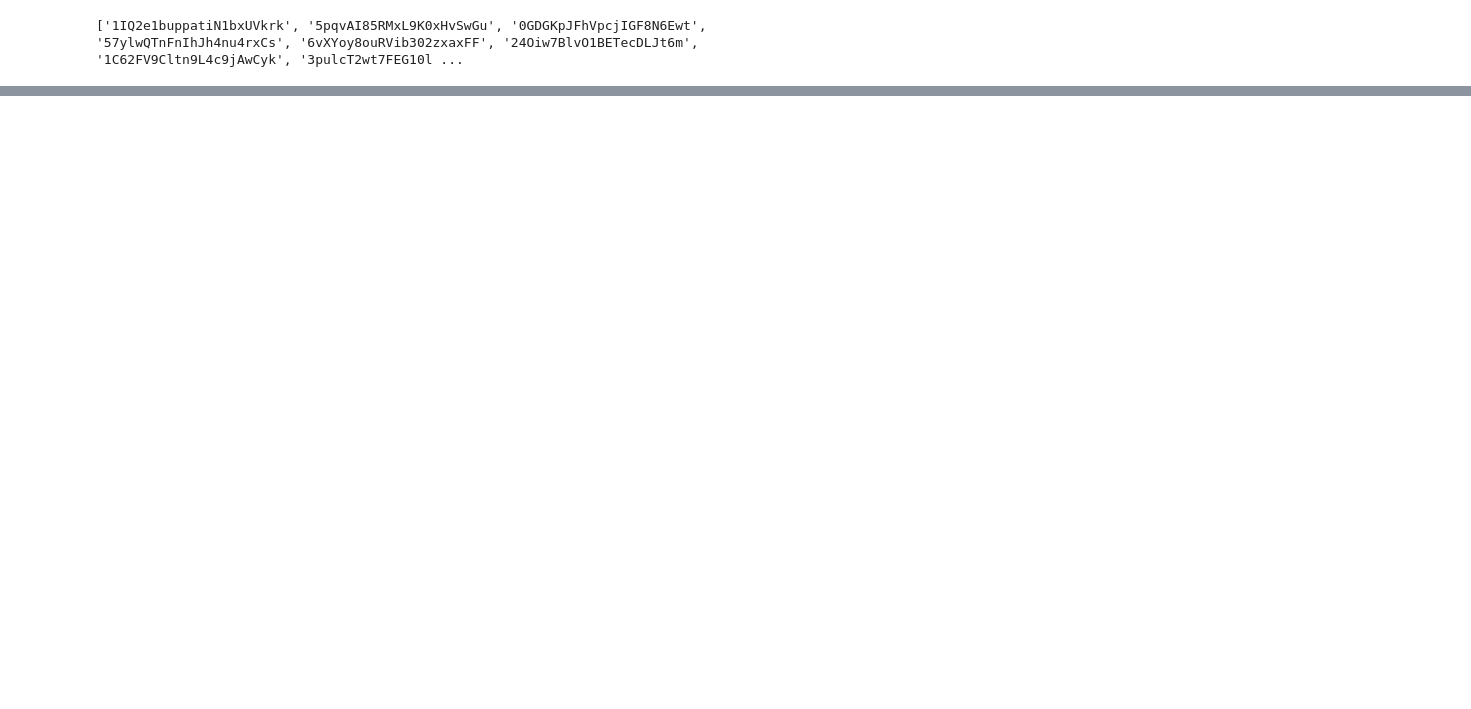
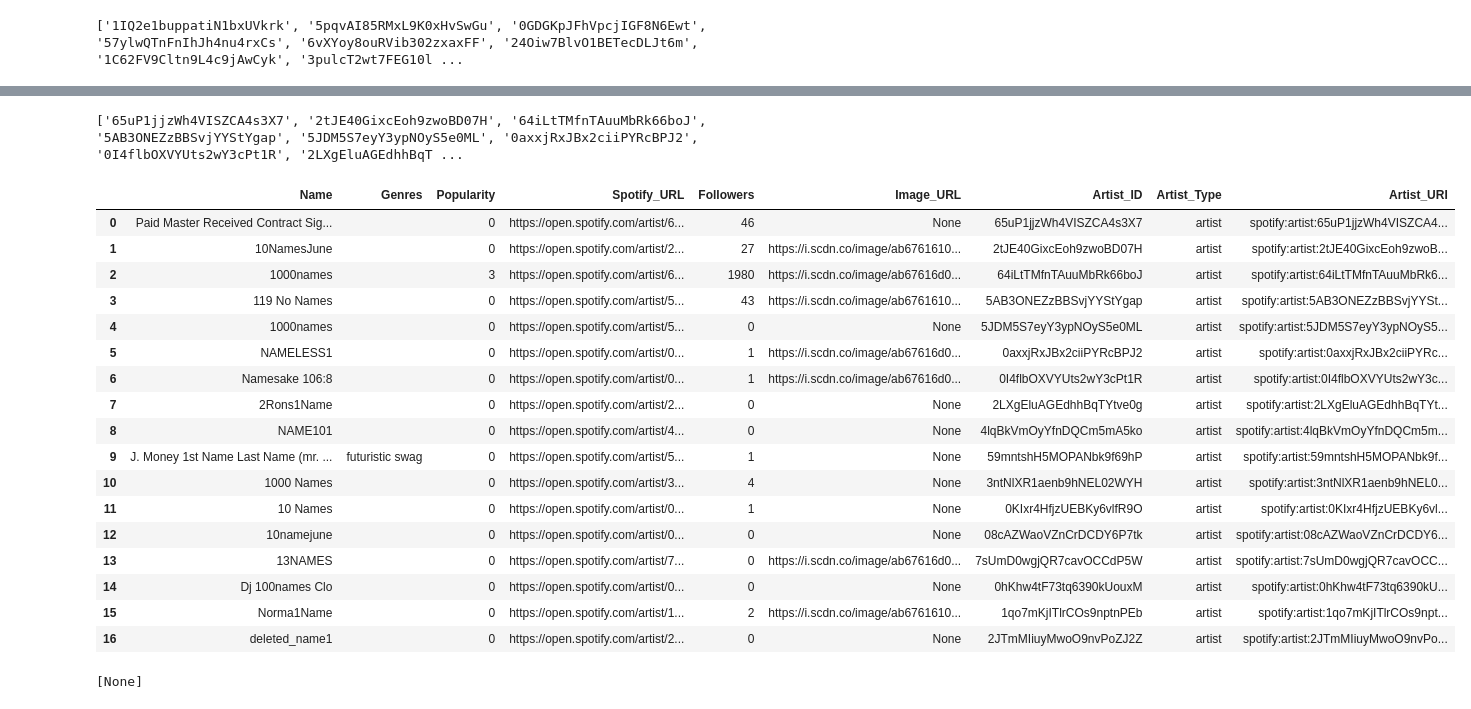
Before and after one commit to chainReactionCol/newRep, a Jupyter notebook: spotifyApiConnection.ipynb, the cells around one changed output, grey strips where cells are left out. Drawn from its saved outputs; the diff is of its cells as text; code cells hidden in the pictures; blank space fills up the shorter version.

```diff
--- a/spotifyApiConnection.ipynb
+++ b/spotifyApiConnection.ipynb
@@ -388,0 +414,6 @@ df_METAL_artists.loc[df_METAL_artists['Name']=='Suffocation']
+# %%
+access_token = get_access_token(client_id, client_secret)  # Suponiendo que ya has definido client_id y client_secret
+markets_list = get_markets(access_token)
+
+# Crear un DataFrame a partir de la lista de géneros
+df_markets = pd.DataFrame(markets_list, columns=['Market_ID', 'Market_Name'])
@@ -388,0 +440,56 @@ df_METAL_artists.loc[df_METAL_artists['Name']=='Suffocation']
+# %%
+def get_artists_by_name(query, access_token, limit=50):
+    search_url = 'https://api.spotify.com/v1/search'
+
+    headers = {
+        'Authorization': f'Bearer {access_token}'
+    }
+
+    params = {
+        'q': f"name:\"{query}\"",
+        'type': 'artist',
+        'limit': limit
+    }
+
+    response = requests.get(search_url, headers=headers, params=params)
+    response_data = response.json()
+
+    if 'artists' in response_data:
+        return [artist['id'] for artist in response_data['artists']['items']]
+    else:
+        print("Error en la respuesta de la API:", response_data)
+        return []
+# %%
+name = "Blood May Rise"
+names = get_artists_by_name(name, access_token)
+print(names)
+# %% [output]
+['65uP1jjzWh4VISZCA4s3X7', '2tJE40GixcEoh9zwoBD07H', '64iLtTMfnTAuuMbRk66boJ', '5AB3ONEZzBBSvjYYStYgap', '5JDM5S7eyY3ypNOyS5e0ML', '0axxjRxJBx2ciiPYRcBPJ2', '0I4flbOXVYUts2wY3cPt1R', '2LXgEluAGEdhhBqT ...
+# %%
+token=access_token
+# Obtener respuesta de la API
+response_data_names = get_artists_from_spotify(token, names)
+
+# Procesar la respuesta con la función extract_artists_to_dataframe
+df_metal_artist_names = extract_artists_to_dataframe(response_data_names)
+#print(df)
+df_metal_artist_names
+# %% [output]
+|  | Name | Genres | Popularity | Spotify_URL | Followers | Image_URL | Artist_ID | Artist_Type | Artist_URI |
+| 0 | Paid Master Received Contract Sig... |  | 0 | https://open.spotify.com/artist/6... | 46 | None | 65uP1jjzWh4VISZCA4s3X7 | artist | spotify:artist:65uP1jjzWh4VISZCA4... |
+| 1 | 10NamesJune |  | 0 | https://open.spotify.com/artist/2... | 27 | https://i.scdn.co/image/ab6761610... | 2tJE40GixcEoh9zwoBD07H | artist | spotify:artist:2tJE40GixcEoh9zwoB... |
+| 2 | 1000names |  | 3 | https://open.spotify.com/artist/6... | 1980 | https://i.scdn.co/image/ab67616d0... | 64iLtTMfnTAuuMbRk66boJ | artist | spotify:artist:64iLtTMfnTAuuMbRk6... |
+| 3 | 119 No Names |  | 0 | https://open.spotify.com/artist/5... | 43 | https://i.scdn.co/image/ab6761610... | 5AB3ONEZzBBSvjYYStYgap | artist | spotify:artist:5AB3ONEZzBBSvjYYSt... |
+| 4 | 1000names |  | 0 | https://open.spotify.com/artist/5... | 0 | None | 5JDM5S7eyY3ypNOyS5e0ML | artist | spotify:artist:5JDM5S7eyY3ypNOyS5... |
+| 5 | NAMELESS1 |  | 0 | https://open.spotify.com/artist/0... | 1 | https://i.scdn.co/image/ab67616d0... | 0axxjRxJBx2ciiPYRcBPJ2 | artist | spotify:artist:0axxjRxJBx2ciiPYRc... |
+| 6 | Namesake 106:8 |  | 0 | https://open.spotify.com/artist/0... | 1 | https://i.scdn.co/image/ab67616d0... | 0I4flbOXVYUts2wY3cPt1R | artist | spotify:artist:0I4flbOXVYUts2wY3c... |
+| 7 | 2Rons1Name |  | 0 | https://open.spotify.com/artist/2... | 0 | None | 2LXgEluAGEdhhBqTYtve0g | artist | spotify:artist:2LXgEluAGEdhhBqTYt... |
+| 8 | NAME101 |  | 0 | https://open.spotify.com/artist/4... | 0 | None | 4lqBkVmOyYfnDQCm5mA5ko | artist | spotify:artist:4lqBkVmOyYfnDQCm5m... |
+| 9 | J. Money 1st Name Last Name (mr. ... | futuristic swag | 0 | https://open.spotify.com/artist/5... | 1 | None | 59mntshH5MOPANbk9f69hP | artist | spotify:artist:59mntshH5MOPANbk9f... |
+| 10 | 1000 Names |  | 0 | https://open.spotify.com/artist/3... | 4 | None | 3ntNlXR1aenb9hNEL02WYH | artist | spotify:artist:3ntNlXR1aenb9hNEL0... |
+| 11 | 10 Names |  | 0 | https://open.spotify.com/artist/0... | 1 | None | 0KIxr4HfjzUEBKy6vlfR9O | artist | spotify:artist:0KIxr4HfjzUEBKy6vl... |
+| 12 | 10namejune |  | 0 | https://open.spotify.com/artist/0... | 0 | None | 08cAZWaoVZnCrDCDY6P7tk | artist | spotify:artist:08cAZWaoVZnCrDCDY6... |
+| 13 | 13NAMES |  | 0 | https://open.spotify.com/artist/7... | 0 | https://i.scdn.co/image/ab67616d0... | 7sUmD0wgjQR7cavOCCdP5W | artist | spotify:artist:7sUmD0wgjQR7cavOCC... |
+| 14 | Dj 100names Clo |  | 0 | https://open.spotify.com/artist/0... | 0 | None | 0hKhw4tF73tq6390kUouxM | artist | spotify:artist:0hKhw4tF73tq6390kU... |
+| 15 | Norma1Name |  | 0 | https://open.spotify.com/artist/1... | 2 | https://i.scdn.co/image/ab6761610... | 1qo7mKjITlrCOs9nptnPEb | artist | spotify:artist:1qo7mKjITlrCOs9npt... |
+| 16 | deleted_name1 |  | 0 | https://open.spotify.com/artist/2... | 0 | None | 2JTmMIiuyMwoO9nvPoZJ2Z | artist | spotify:artist:2JTmMIiuyMwoO9nvPo... |
@@ -388,0 +542,4 @@ df_METAL_artists.loc[df_METAL_artists['Name']=='Suffocation']
+# %%
+df_batch_tracks
+# %% [output]
+[None]
```
Also changed, not shown: parts of 23 cells of this notebook, 2 other files.
